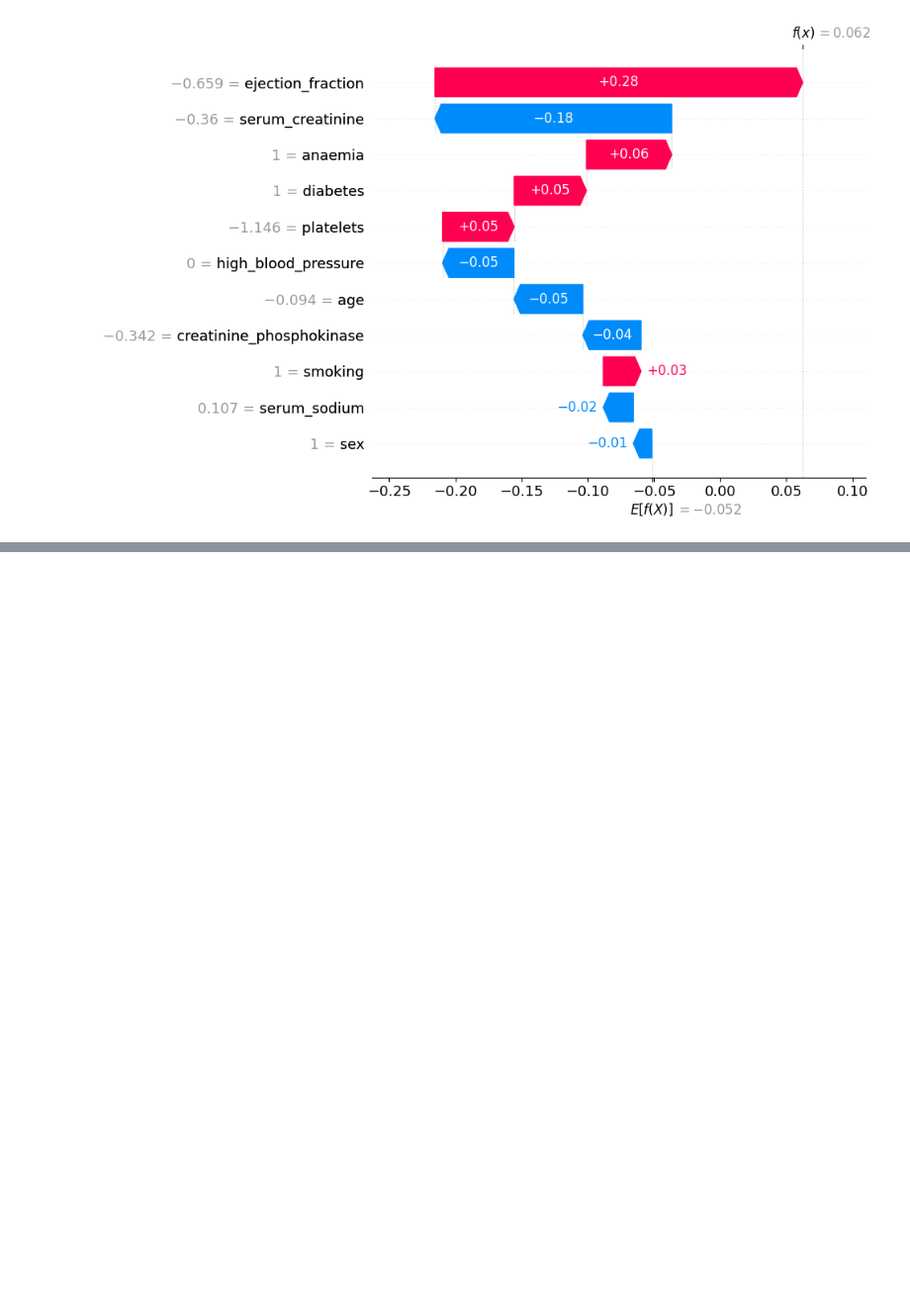
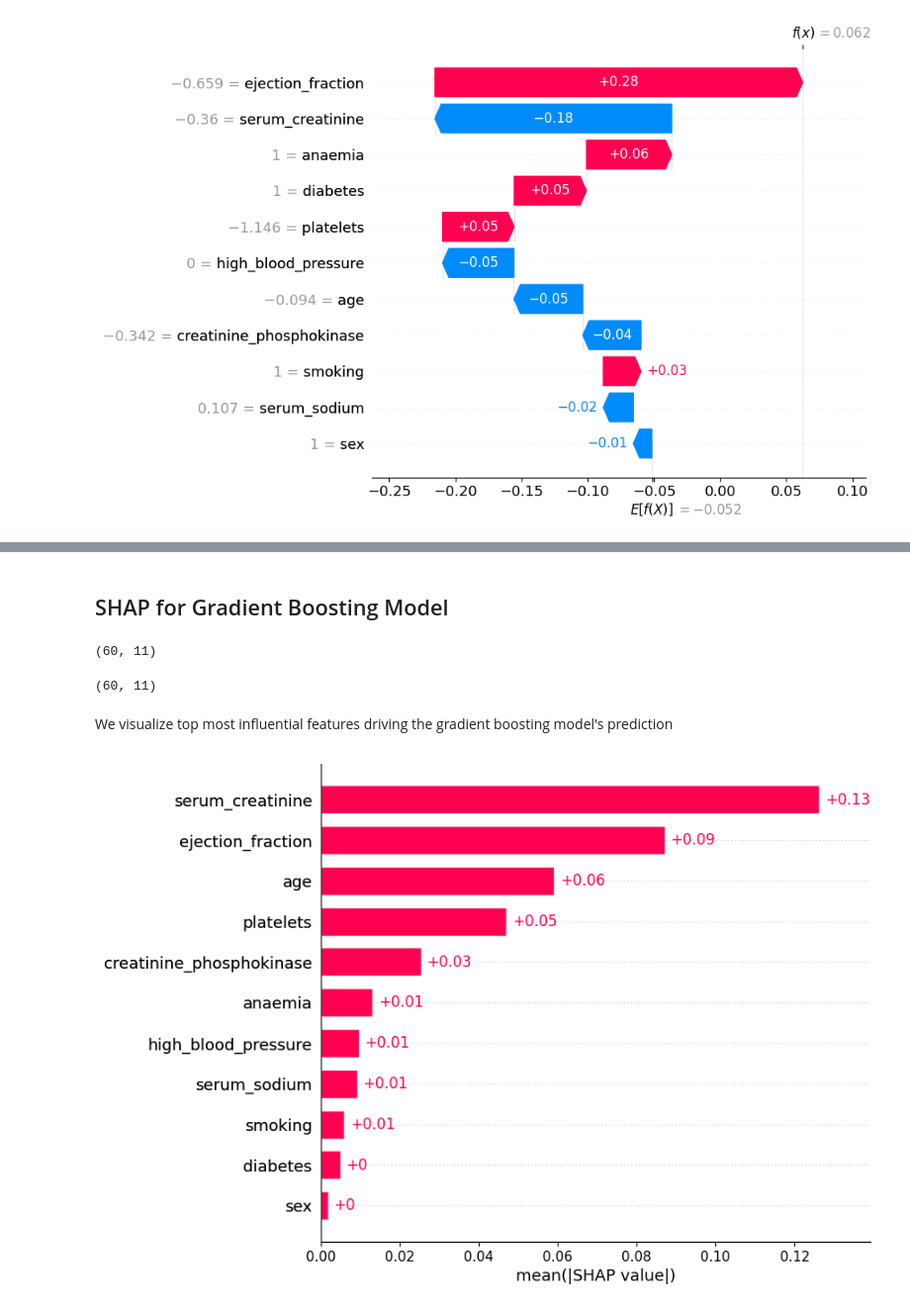
Before and after one commit to kingsleyukandu/heart-failure-survival-risk-analysis, a Jupyter notebook: shap_explanation/shap_explanation.ipynb, the cells around one changed output, grey strips where cells are left out. Shown at 99% size. Drawn from its saved outputs; the diff is of its cells as text; code cells hidden in the pictures; blank space fills up the shorter version.

Commit message:
completed shap plots for the two selected models

```diff
--- a/shap_explanation/shap_explanation.ipynb
+++ b/shap_explanation/shap_explanation.ipynb
@@ -309,0 +312,30 @@ shap.plots.waterfall(log_exp_death[patient_pos], max_display = 12)
+# %% [markdown]
+## SHAP for Gradient Boosting Model
+# %%
+gb_background = X_train_gb.sample(n= min(100, len(X_train_gb)), random_state = 42)
+# %%
+try:
+    gb_explainer = shap.TreeExplainer(gb_estimator, data= gb_background, model_output= "probability")
+    gb_exp = gb_explainer(X_test_gb)
+
+except Exception as e:
+    """if probability fails we resort to raw explanation """
+    print("Probability explanation failed. Resorting to raw explanation")
+    print(e)
+    gb_explainer = shap.TreeExplainer(gb_estimator, data = gb_background, model_output = "raw")
+    gb_exp = gb_explainer(X_test_gb)
+
+print(gb_exp.values.shape)
+# %% [output]
+(60, 11)
+# %%
+gb_exp_death = postive_class_explanation(gb_exp, class_index = 1)
+print(gb_exp_death.values.shape)
+# %% [output]
+(60, 11)
+# %% [markdown]
+We visualize top most influential features driving the gradient boosting model's prediction
+# %%
+shap.plots.bar(gb_exp_death, max_display=12)
+# %% [output]
+[figure, added]
```
Also changed, not shown: parts of 4 cells of this notebook.
